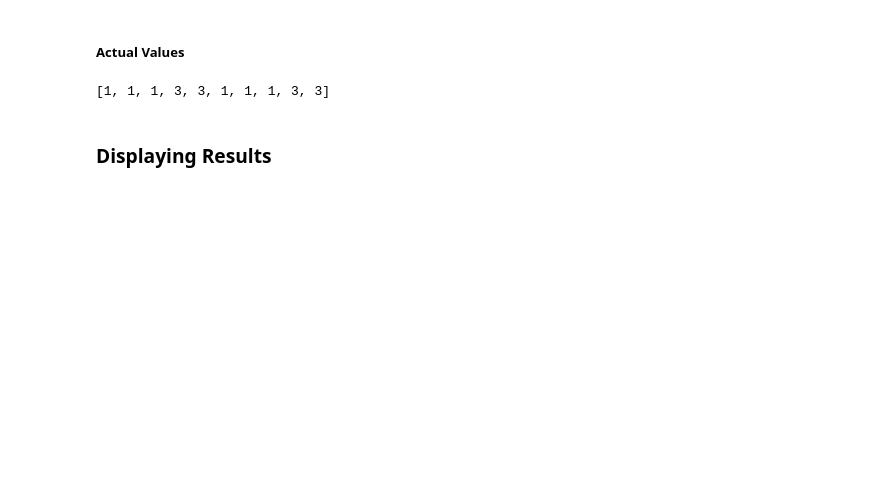
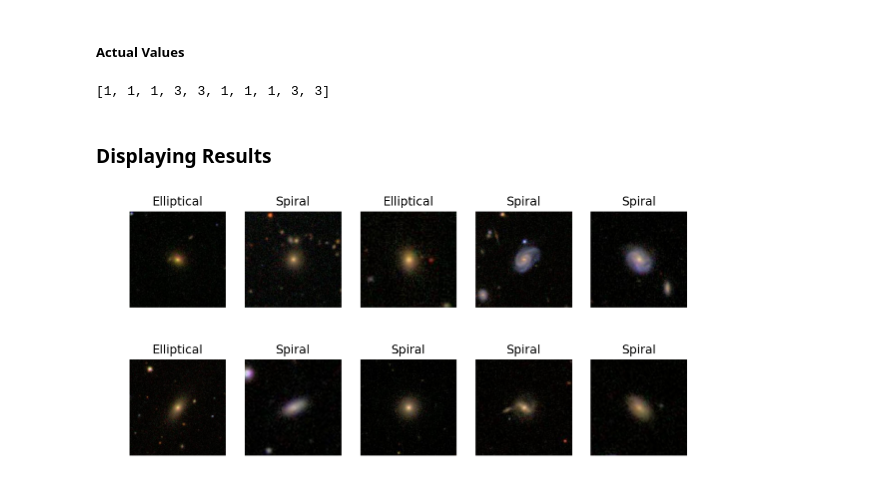
Before and after one commit to serenaflint/Galaxy-Classification-with-ML, a Jupyter notebook: Final Project.ipynb, the cells around one changed output. Cells and saved outputs as stored; diff of their text form; code cells hidden in the pictures; blank space fills up the shorter version.

Commit message:
Displaying Results

```diff
--- a/Final Project.ipynb
+++ b/Final Project.ipynb
@@ -251,0 +245,12 @@ print(prediction)
+# %%
+prediction = model.predict_classes(test)
+print(prediction)
+
+desc_pred = []
+
+#gives descriptive results
+for i in range(0, len(prediction)):
+    if(prediction[i] == 1):
+        desc_pred.append("Elliptical")
+    else:
+        desc_pred.append("Spiral")
@@ -267,7 +274,30 @@ for i in range (0, len(testing_IDs)):
                         val_arr.append(3)
 
 print(val_arr)
+
+desc_arr = []
+
+#gives descriptive results
+for i in range(0, len(val_arr)):
+    if(val_arr[i] == 1):
+        desc_arr.append("Elliptical")
+    else:
+        desc_arr.append("Spiral")
 # %% [output]
 [1, 1, 1, 3, 3, 1, 1, 1, 3, 3]
 # %% [markdown]
 ### Displaying Results
+# %%
+fig = plt.figure(figsize=(10, 5))
+ax = []
+
+for i in range(10):
+    img = mpimg.imread("test/"+testing_images[i])
+    ax.append(fig.add_subplot(rows, columns, i+1) )
+    ax[-1].set_title(desc_pred[i])
+    plt.axis("off")
+    plt.imshow(img)
+
+plt.show()
+# %% [output]
+[figure, added]
```
Also changed, not shown: parts of 4 cells of this notebook.
